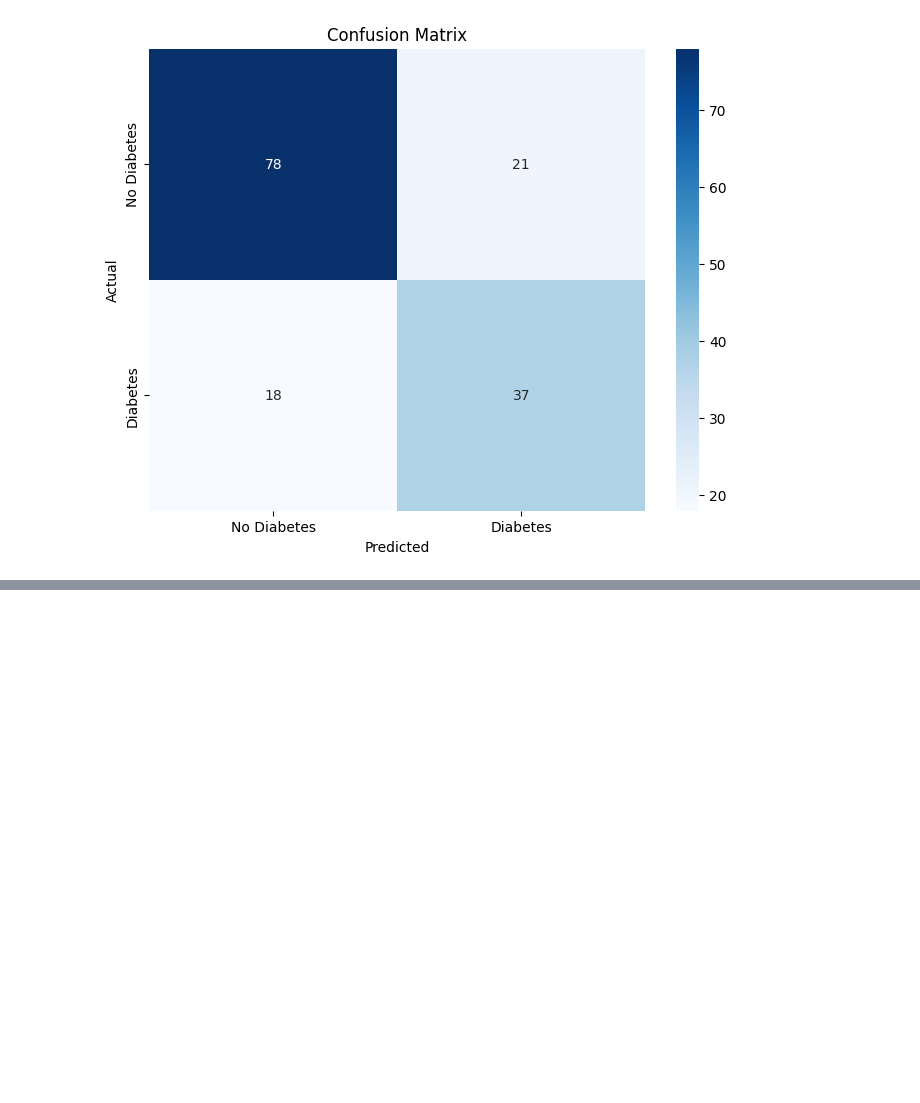
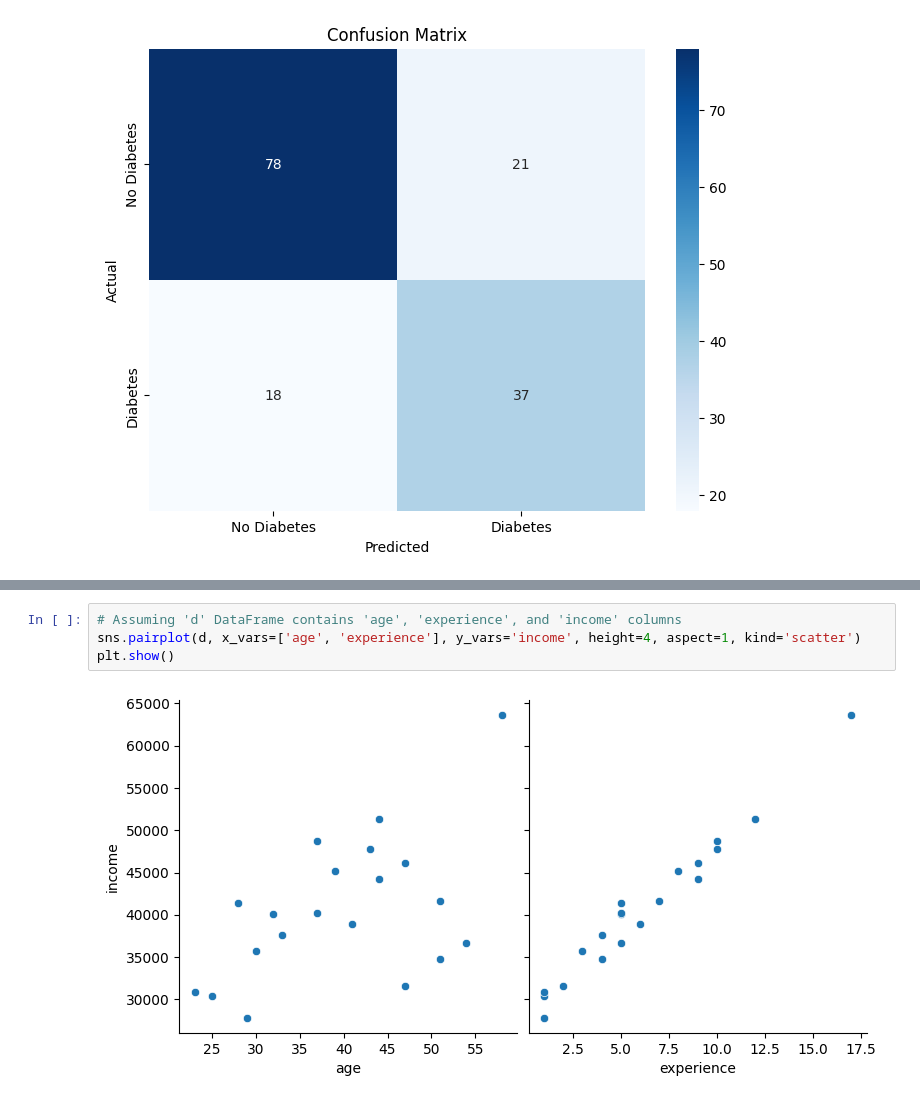
Before and after one commit to Tejasri1557/ADM_2025, a Jupyter notebook: Lab_07.ipynb, the cells around one changed output, grey strips where cells are left out. Cells and saved outputs as stored; diff of their text form; blank space fills up the shorter version.

```diff
--- a/Lab_07.ipynb
+++ b/Lab_07.ipynb
@@ -299,0 +379,6 @@ plt.show()
+# %%
+# Assuming 'd' DataFrame contains 'age', 'experience', and 'income' columns
+sns.pairplot(d, x_vars=['age', 'experience'], y_vars='income', height=4, aspect=1, kind='scatter')
+plt.show()
+# %% [output]
+[figure, added]
```
Also changed, not shown: parts of 24 cells of this notebook.
